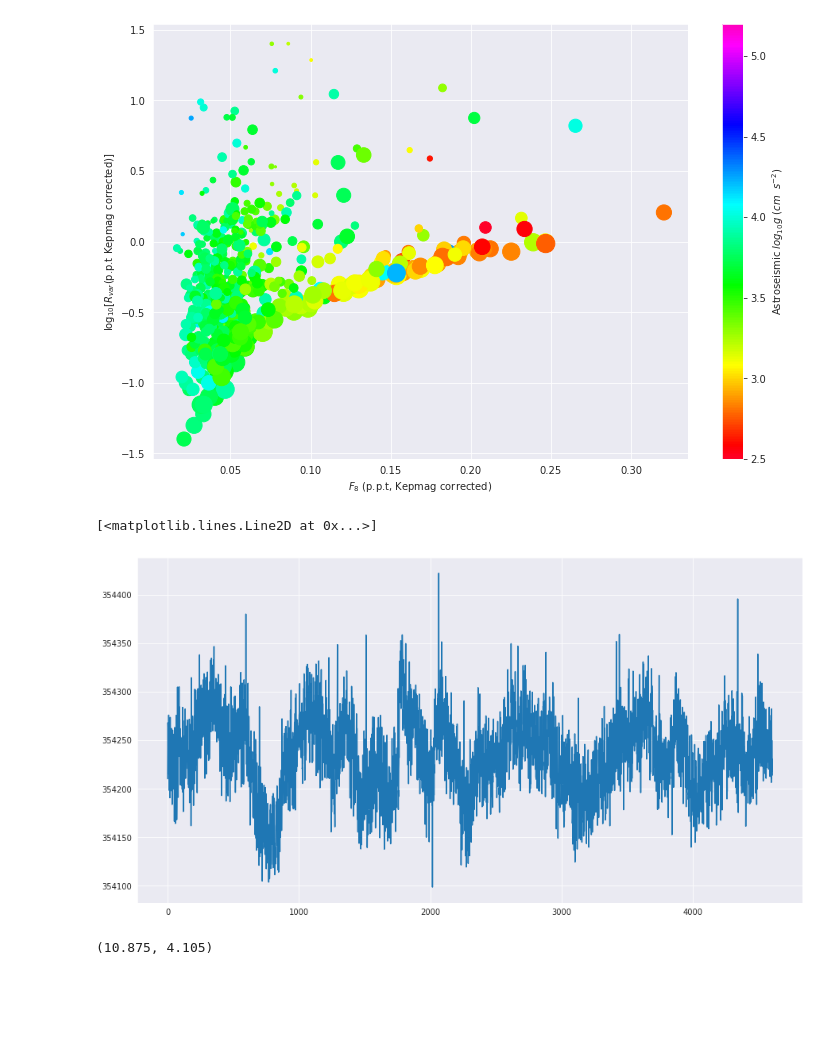
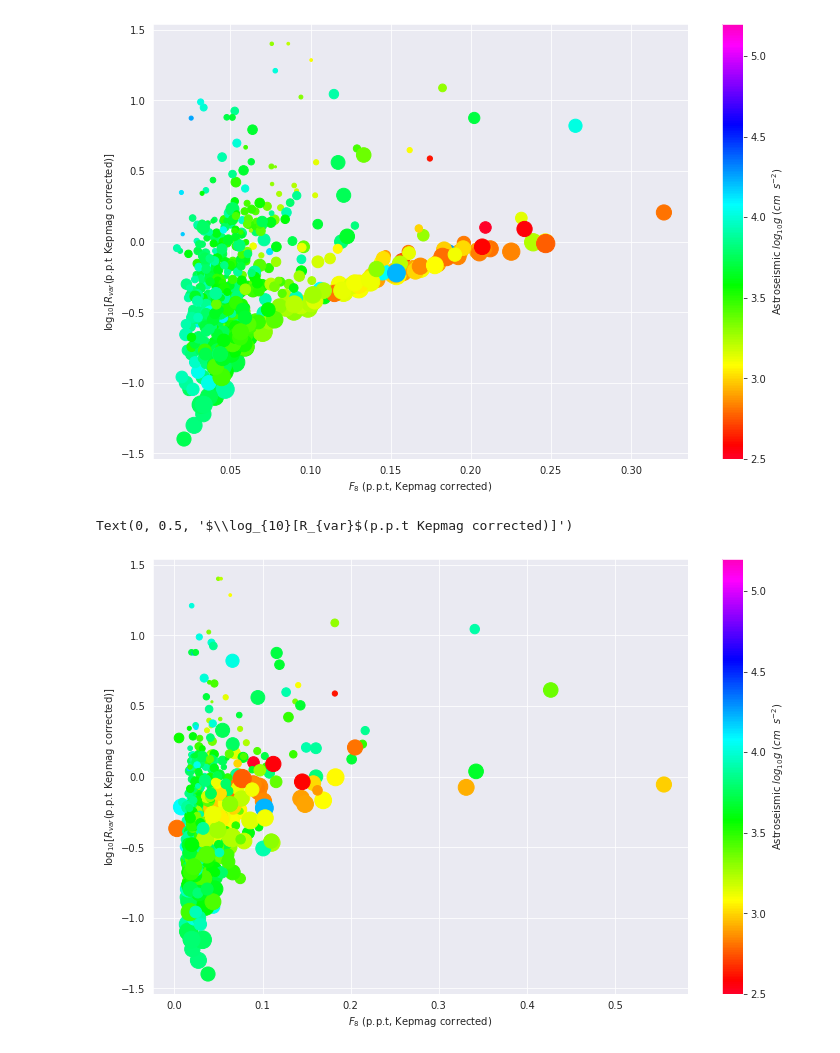
Before and after one commit to Srivardini11/lark, a Jupyter notebook: Photometric_Flicker_Revisited.ipynb, the cells around one changed output. Saved outputs shown, nothing was run; the diff lists cells and outputs as text; code cells hidden in the pictures; blank space fills up the shorter version.

```diff
--- a/Photometric_Flicker_Revisited.ipynb
+++ b/Photometric_Flicker_Revisited.ipynb
@@ -79,7 +79,7 @@ flkr_list     = []
 logg_list     = []
 
 count = 0
-for id in df['KepID'][:1]:
+for id in df['KepID']:
   name    = id
   source  = lk.search_lightcurve(name, author="Kepler", cadence="long",quarter = 9).download()
   count+=1
@@ -147,12 +142,16 @@ plt.ylabel(r'$\log_{10}[R_{var}$(p.p.t Kepmag corrected)]')
 # %% [output]
 Text(0, 0.5, '$\\log_{10}[R_{var}$(p.p.t Kepmag corrected)]')
 [figure]
-# %%
-plt.plot(flux)
-# %% [output]
-[<matplotlib.lines.Line2D at 0x...>]
-[figure, removed]
-# %%
-source.KEPMAG, source.LOGG
-# %% [output]
-(10.875, 4.105)
+# %%
+x = df['F_8(LK)']
+y = np.log10(df['R(Corr)'])
+c = df['LogG']
+s = df['Zcross']
+plt.figure(figsize = (12,8))
+img = plt.scatter(x,y,c=c*0.9,s=s*1.5,cmap='gist_rainbow',vmin=2.5,vmax=5.2)
+plt.colorbar(img,label=r'Astroseismic $log_{10}g$ ($cm$  $s^{-2}$)')
+plt.xlabel(r'$F_8$ (p.p.t, Kepmag corrected)')
+plt.ylabel(r'$\log_{10}[R_{var}$(p.p.t Kepmag corrected)]')
+# %% [output]
+Text(0, 0.5, '$\\log_{10}[R_{var}$(p.p.t Kepmag corrected)]')
+[figure, added]
```
Also changed, not shown: parts of 5 cells of this notebook.
